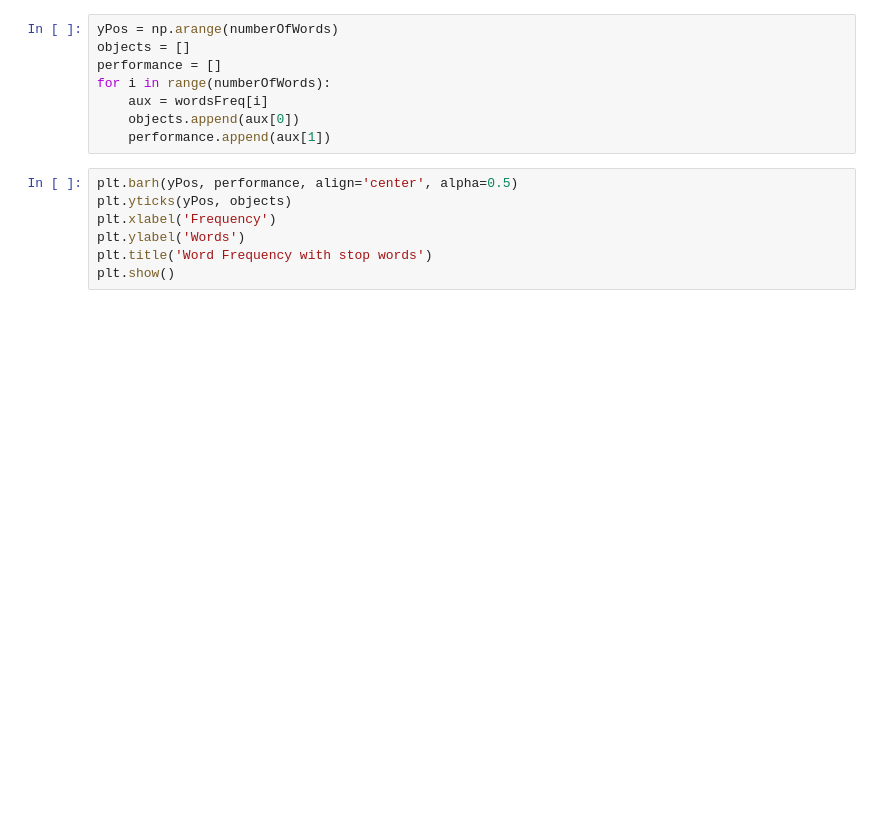
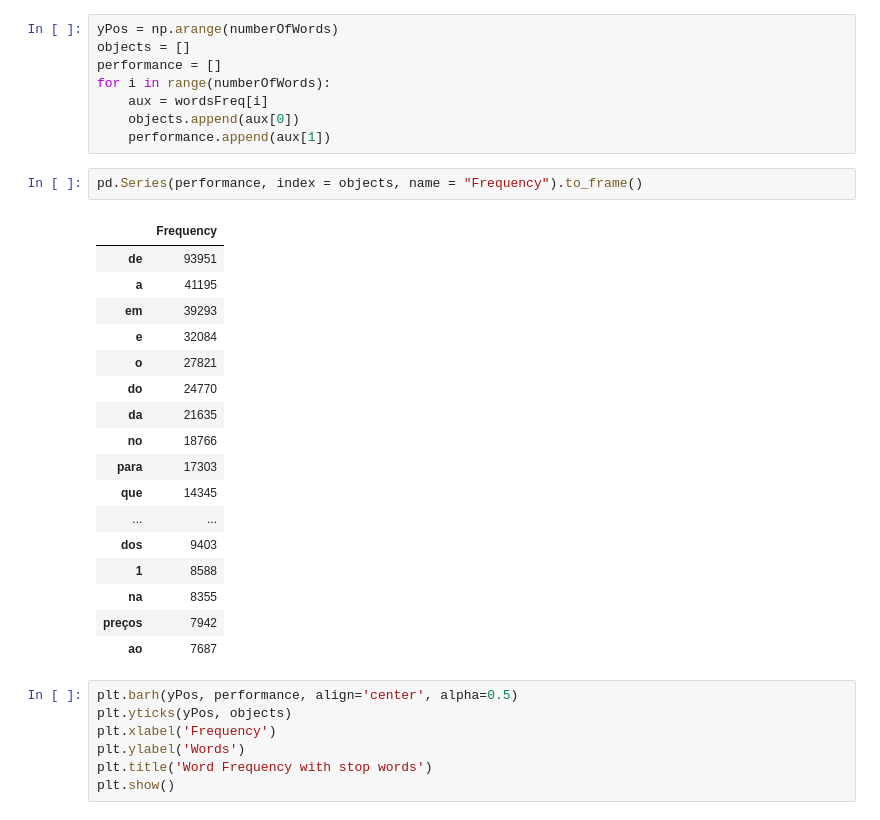
Before and after one commit to ajdavidl/corpus-atas-copom, a Jupyter notebook: notebooks/corpus-exploration-in-python.ipynb, the cells around one changed output. Saved outputs shown, nothing was run; the diff lists cells and outputs as text; blank space fills up the shorter version.

```diff
--- a/notebooks/corpus-exploration-in-python.ipynb
+++ b/notebooks/corpus-exploration-in-python.ipynb
@@ -115,6 +135,26 @@ for i in range(numberOfWords):
     aux = wordsFreq[i]
     objects.append(aux[0])
     performance.append(aux[1])
+# %%
+pd.Series(performance, index = objects, name = "Frequency").to_frame()
+# %% [output]
+|  | Frequency |
+| de | 93951 |
+| a | 41195 |
+| em | 39293 |
+| e | 32084 |
+| o | 27821 |
+| do | 24770 |
+| da | 21635 |
+| no | 18766 |
+| para | 17303 |
+| que | 14345 |
+| ... | ... |
+| dos | 9403 |
+| 1 | 8588 |
+| na | 8355 |
+| preços | 7942 |
+| ao | 7687 |
 # %%
 plt.barh(yPos, performance, align='center', alpha=0.5)
 plt.yticks(yPos, objects)
```
Also changed, not shown: parts of 14 cells of this notebook.
